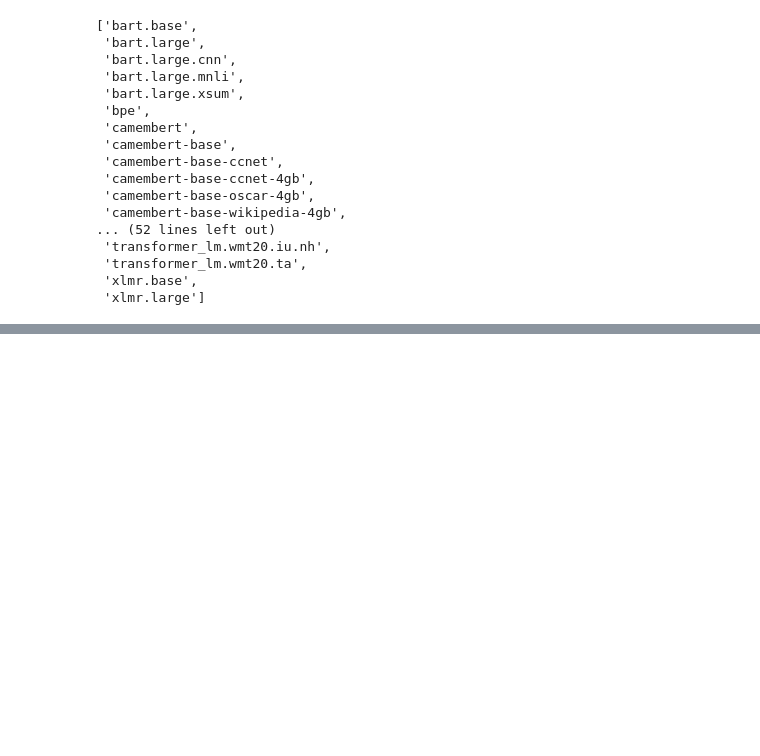
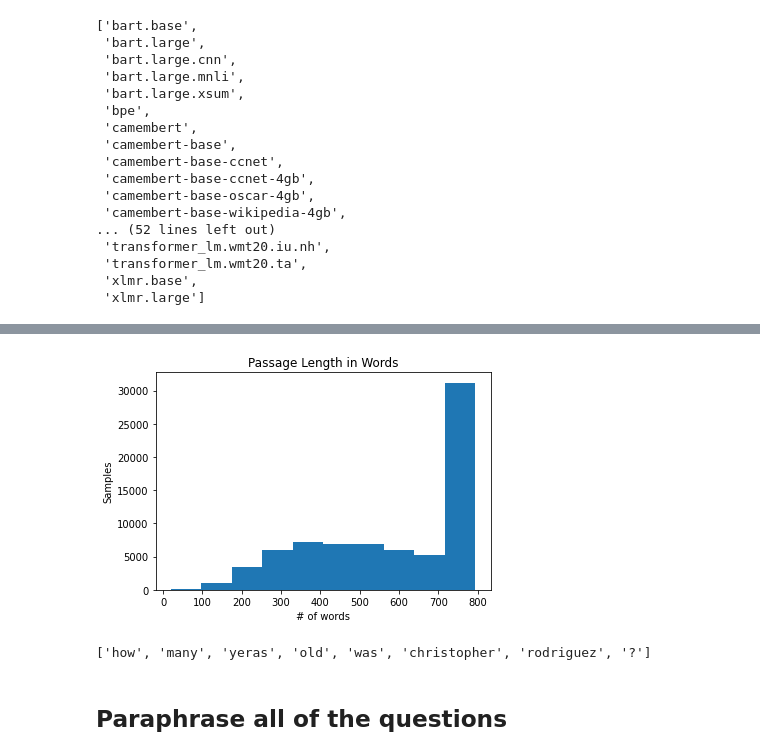
Before and after one commit to alexstoken/nlp-qa-finalproj, a Jupyter notebook: nmt_test_notebook.ipynb, the cells around one changed output, grey strips where cells are left out. Cells and saved outputs as stored; diff of their text form; code cells hidden in the pictures; blank space fills up the shorter version.

```diff
--- a/nmt_test_notebook.ipynb
+++ b/nmt_test_notebook.ipynb
@@ -65,0 +117,13 @@ Wall time: 2.04 s
+# %%
+plt.hist(passage_len)
+plt.xlabel('# of words')
+plt.ylabel('Samples')
+plt.title('Passage Length in Words');
+# %% [output]
+[figure, added]
+# %%
+s[2]
+# %% [output]
+['how', 'many', 'yeras', 'old', 'was', 'christopher', 'rodriguez', '?']
+# %% [markdown]
+## Paraphrase all of the questions
```
Also changed, not shown: parts of 16 cells of this notebook, 1 other file.
